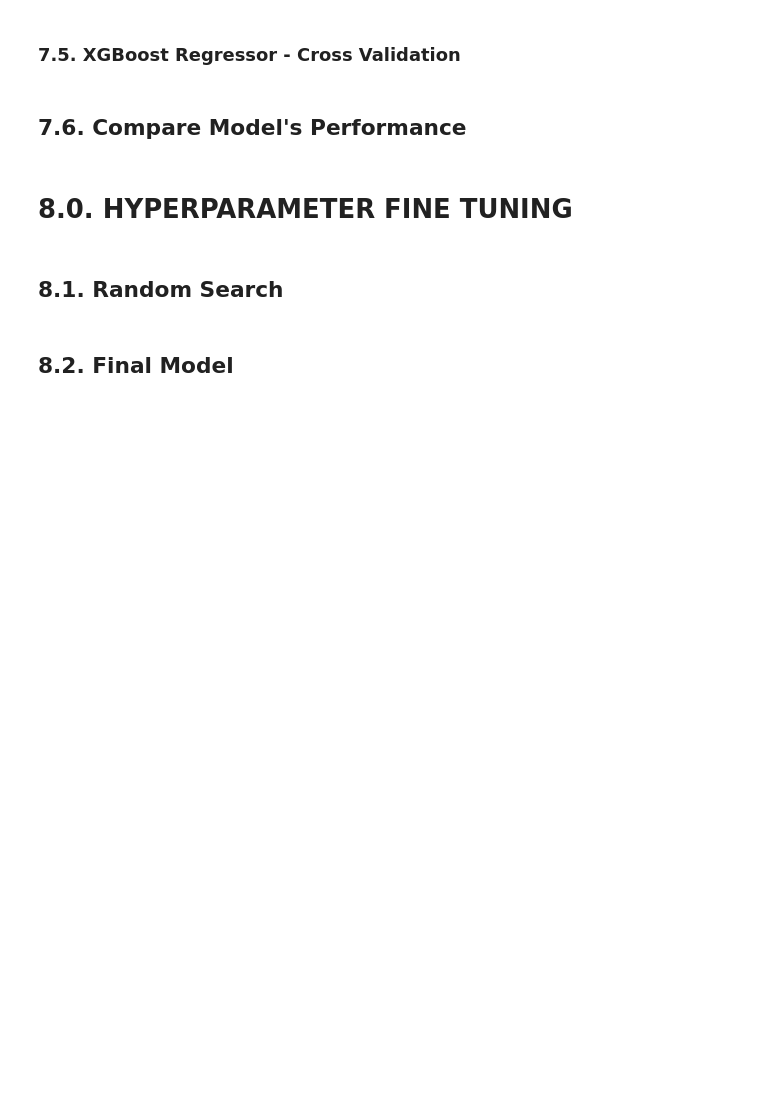
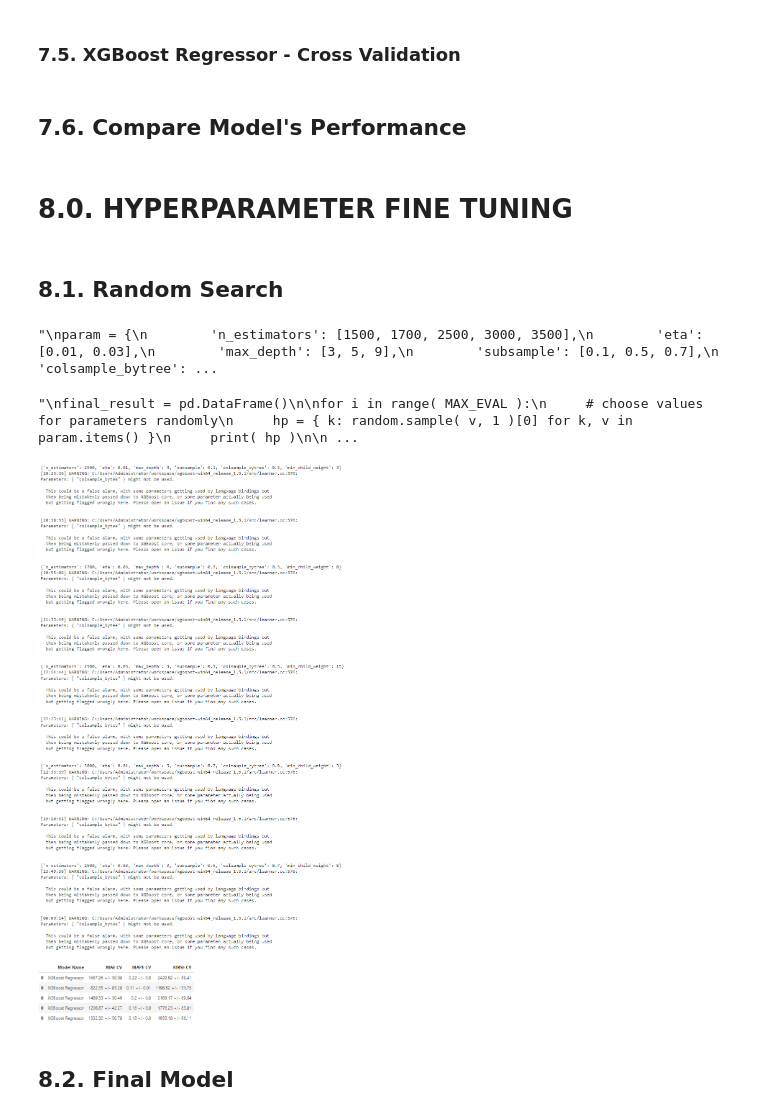
Before and after one commit to Emanoelgenez/Ds_em_Prod, a Jupyter notebook: NOTEBOOKS/09.ipynb, the cells around one changed output. Drawn from its saved outputs; the diff is of its cells as text; code cells hidden in the pictures; blank space fills up the shorter version.

```diff
--- a/NOTEBOOKS/09.ipynb
+++ b/NOTEBOOKS/09.ipynb
@@ -1105,6 +1117,7 @@ modelling_result.sort_values( 'RMSE' )
 # %% [markdown]
 ## 8.1. Random Search
 # %%
+'''
 param = {
         'n_estimators': [1500, 1700, 2500, 3000, 3500],
         'eta': [0.01, 0.03],
@@ -1114,7 +1127,12 @@ param = {
         'min_child_weight': [3, 8, 15]
         }
 MAX_EVAL = 5
+
+'''
+# %% [output]
+"\nparam = {\n        'n_estimators': [1500, 1700, 2500, 3000, 3500],\n        'eta': [0.01, 0.03],\n        'max_depth': [3, 5, 9],\n        'subsample': [0.1, 0.5, 0.7],\n        'colsample_bytree': ...
 # %%
+'''
 final_result = pd.DataFrame()
 
 for i in range( MAX_EVAL ):
@@ -1136,6 +1154,14 @@ for i in range( MAX_EVAL ):
      final_result = pd.concat( [final_result, result] )
 
 final_result
+
+'''
+# %% [output]
+"\nfinal_result = pd.DataFrame()\n\nfor i in range( MAX_EVAL ):\n     # choose values for parameters randomly\n     hp = { k: random.sample( v, 1 )[0] for k, v in param.items() }\n     print( hp )\n\n ...
+# %%
+Image('../Img/random_search.png')
+# %% [output]
+[figure, added]
 # %% [markdown]
 ## 8.2. Final Model
 # %%
```
Also changed, not shown: parts of 22 cells of this notebook, 2 other files.
